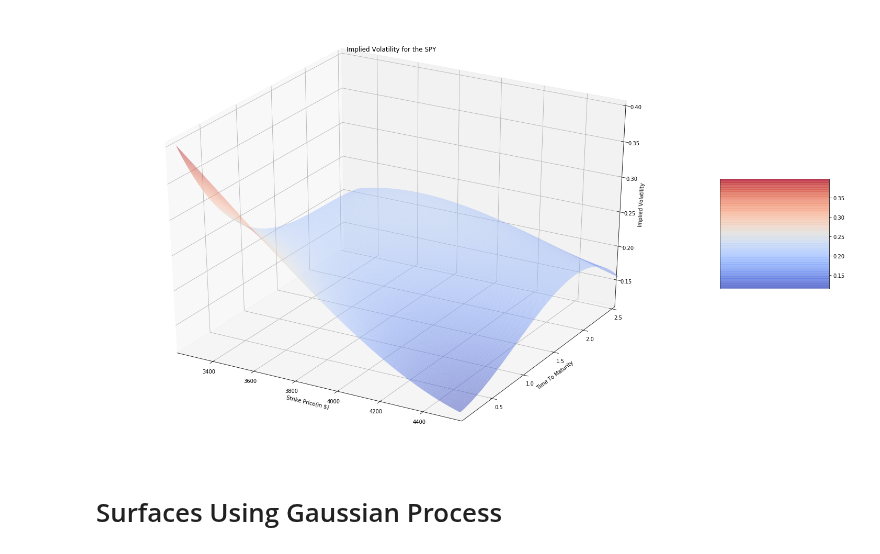
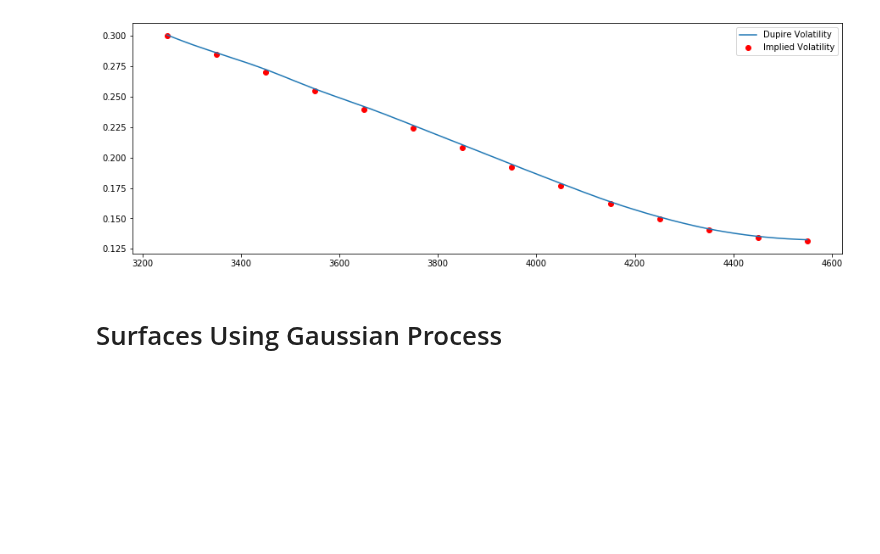
Before and after one commit to EM51641/Master-Thesis-, a Jupyter notebook: Local Dupire Volatility.ipynb, the cells around one changed output. Drawn from its saved outputs; the diff is of its cells as text; code cells hidden in the pictures; blank space fills up the shorter version.

```diff
--- a/Local Dupire Volatility.ipynb
+++ b/Local Dupire Volatility.ipynb
@@ -317,54 +134,19 @@ plt.show()
-# %%
-import matplotlib.pyplot as plt
-from matplotlib import cm
-from mpl_toolkits.mplot3d import Axes3D
-import numpy as np
-from sklearn.preprocessing import PolynomialFeatures
-from sklearn import linear_model
-
-# The training set
-datapoints = L[['Strikes','TTM','Local Volatility']].sort_values(by='Strikes').values
-X = datapoints[:,0:2]
-Y = datapoints[:,-1]
-
-# 3 degree polynomial features
-
-deg_of_poly = 3
-poly = PolynomialFeatures(degree=deg_of_poly)
-X_ = poly.fit_transform(X)
-# Fit linear model
-clf = linear_model.LinearRegression()
-clf.fit(X_, Y)
-
-# The test set, or plotting set
-N = len(datapoints)
-#Length = 1000
-predict_x0, predict_x1 = np.meshgrid(np.linspace(int(L['Strikes'].min()), int(L['Strikes'].max()), N), #int(M['Strike'].max())
-                                     np.linspace(L['TTM'].min(),L['TTM'].max(), N))
-predict_x = np.concatenate((predict_x0.reshape(-1, 1),
-                            predict_x1.reshape(-1, 1)),
-                           axis=1)
-predict_x_ = poly.fit_transform(predict_x)
-predict_y = clf.predict(predict_x_)
-
-# Plot
-fig = plt.figure(figsize=(25, 15))
-ax1 = fig.add_subplot(projection='3d')
-surf = ax1.plot_surface(predict_x0, predict_x1, predict_y.reshape(predict_x0.shape),
-                        rstride=1, cstride=1,cmap=cm.coolwarm, alpha=0.5)
-
-#ax1.scatter(datapoints[:, 0], datapoints[:, 1], datapoints[:, 2], c='b', marker='o')
-
-ax1.set_xlim(int(L['Strikes'].min()), int(L['Strikes'].max()))
-ax1.set_ylim(1/12,2.5)
-fig.colorbar(surf, ax=ax1, shrink=0.50, aspect=1)
-ax1.set_ylabel('Time To Maturity')
-ax1.set_title('Implied Volatility for the SPY')
-ax1.set_xlabel('Strike Price(in $)')
-ax1.set_zlabel('Implied Volatility')
-plt.show()
-# %% [output]
-[figure, removed]
+# %%
+from scipy.interpolate import interp1d
+t = L.TTM.unique()[3]
+Concerned = Q.loc[t]
+stk = Q.loc[t].index
+LV = Concerned['Local Volatility'].values
+IVol = Q.loc[t]['IV'].values
+f = interp1d(stk, LV,kind='cubic')
+x = np.linspace(np.min(stk), np.max(stk),1000, endpoint=True)
+fig = plt.figure(figsize=(15,5))
+plt.plot(x,f(x))
+plt.scatter(stk,IVol,color = 'red')
+plt.legend(['Dupire Volatility','Implied Volatility'])
+plt.show()
+# %% [output]
+[figure, added]
 # %% [markdown]
 # Surfaces Using Gaussian Process
 # %%
```
Also changed, not shown: parts of 25 cells of this notebook.
